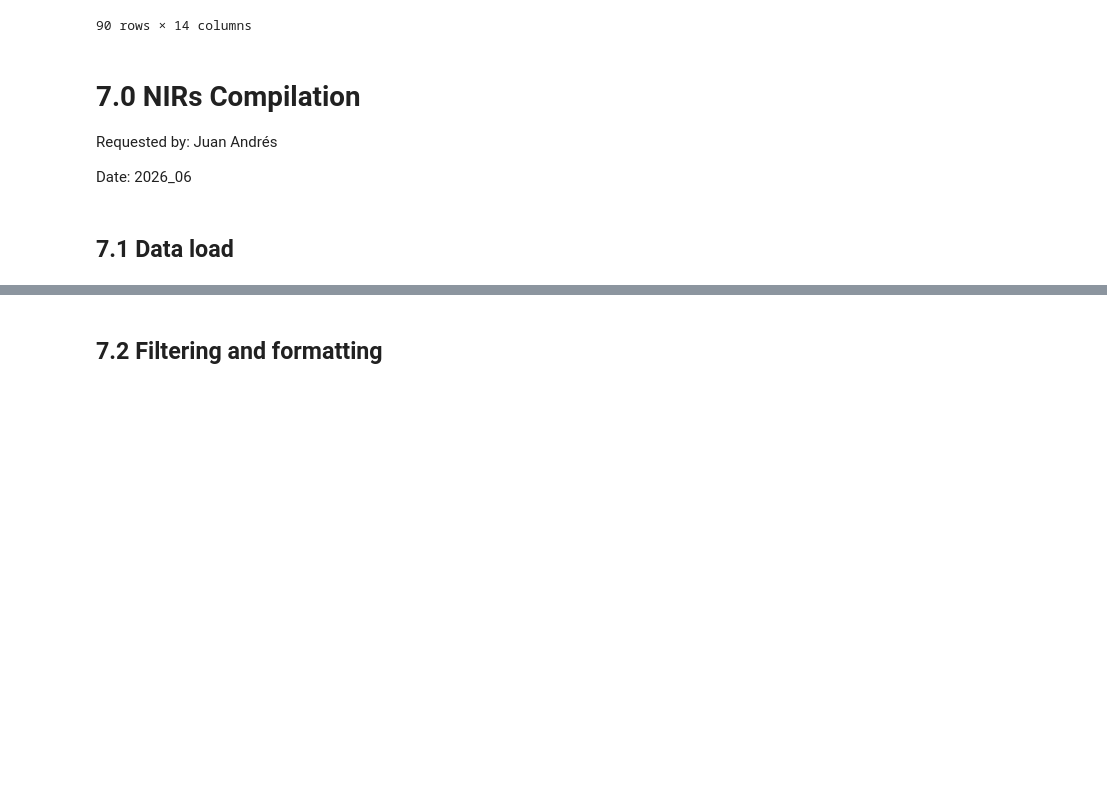
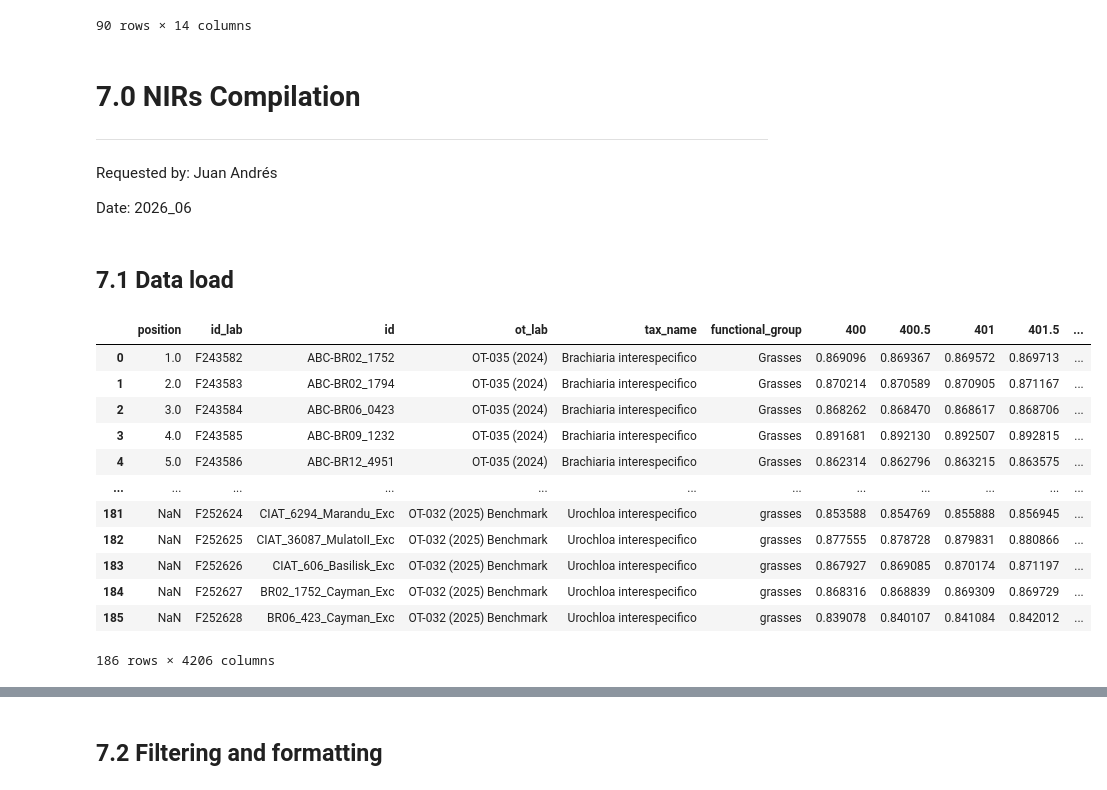
Before and after one commit to maurope/lmf, a Jupyter notebook: notebooks/2026/2026_05_22_data_delivery.ipynb, the cells around one changed output, grey strips where cells are left out. Drawn from its saved outputs; the diff is of its cells as text; code cells hidden in the pictures; blank space fills up the shorter version.

```diff
--- a/notebooks/2026/2026_05_22_data_delivery.ipynb
+++ b/notebooks/2026/2026_05_22_data_delivery.ipynb
@@ -828,6 +828,8 @@ requested_nutrition
 #requested_nutrition.to_csv('/content/drive/MyDrive/lmf/output/2026_05_22_data_delivery/06_stylosanthes_gene_bank/stylosanthes_nutrition_genebank.csv', index = None)
 # %% [markdown]
 # 7.0  NIRs Compilation
+
+---
 
 Requested by: Juan Andrés
 
@@ -835,9 +837,25 @@ Date: 2026_06
 # %% [markdown]
 ## 7.1 Data load
 # %%
-gas = pd.read_csv('/content/drive/MyDrive/lmf/data/2026_05_22_data_delivery/06_stylosanthes_gene_bank/gas_clean_subsets_1234_2026_06_09.csv')
-nu = pd.read_csv('/content/drive/MyDrive/lmf/data/2026_05_22_data_delivery/06_stylosanthes_gene_bank/nutrition_complete_1234_2026_06_09.csv')
+gas_av = pd.read_csv('/content/drive/MyDrive/lmf/data/2026_05_22_data_delivery/07_nirs_compilation/gas_clean_average_subsets_1234_2026_06_09.csv')
+nu_av = pd.read_csv('/content/drive/MyDrive/lmf/data/2026_05_22_data_delivery/07_nirs_compilation/nutrition_average_1234_2026_06_09.csv')
 
 ggb = pd.read_csv('/content/drive/MyDrive/lmf/data/2026_05_22_data_delivery/07_nirs_compilation/grass_genebank.csv')
-gt = pd.read_csv('/content/drive/MyDrive/lmf/data/2026_05_22_data_delivery/07_nirs_compilation/grass_genebank.csv')
+gt = pd.read_csv('/content/drive/MyDrive/lmf/data/2026_05_22_data_delivery/07_nirs_compilation/total_grass.csv')
 leg = pd.read_csv('/content/drive/MyDrive/lmf/data/2026_05_22_data_delivery/07_nirs_compilation/legumes.csv')
+# %%
+gt
+# %% [output]
+|  | position | id_lab | id | ot_lab | tax_name | functional_group | 400 | 400.5 | 401 | 401.5 | ... |
+| 0 | 1.0 | F243582 | ABC-BR02_1752 | OT-035 (2024) | Brachiaria interespecifico | Grasses | 0.869096 | 0.869367 | 0.869572 | 0.869713 | ... |
+| 1 | 2.0 | F243583 | ABC-BR02_1794 | OT-035 (2024) | Brachiaria interespecifico | Grasses | 0.870214 | 0.870589 | 0.870905 | 0.871167 | ... |
+| 2 | 3.0 | F243584 | ABC-BR06_0423 | OT-035 (2024) | Brachiaria interespecifico | Grasses | 0.868262 | 0.868470 | 0.868617 | 0.868706 | ... |
+| 3 | 4.0 | F243585 | ABC-BR09_1232 | OT-035 (2024) | Brachiaria interespecifico | Grasses | 0.891681 | 0.892130 | 0.892507 | 0.892815 | ... |
+| 4 | 5.0 | F243586 | ABC-BR12_4951 | OT-035 (2024) | Brachiaria interespecifico | Grasses | 0.862314 | 0.862796 | 0.863215 | 0.863575 | ... |
+| ... | ... | ... | ... | ... | ... | ... | ... | ... | ... | ... | ... |
+| 181 | NaN | F252624 | CIAT_6294_Marandu_Exc | OT-032 (2025) Benchmark | Urochloa interespecifico | grasses | 0.853588 | 0.854769 | 0.855888 | 0.856945 | ... |
+| 182 | NaN | F252625 | CIAT_36087_MulatoII_Exc | OT-032 (2025) Benchmark | Urochloa interespecifico | grasses | 0.877555 | 0.878728 | 0.879831 | 0.880866 | ... |
+| 183 | NaN | F252626 | CIAT_606_Basilisk_Exc | OT-032 (2025) Benchmark | Urochloa interespecifico | grasses | 0.867927 | 0.869085 | 0.870174 | 0.871197 | ... |
+| 184 | NaN | F252627 | BR02_1752_Cayman_Exc | OT-032 (2025) Benchmark | Urochloa interespecifico | grasses | 0.868316 | 0.868839 | 0.869309 | 0.869729 | ... |
+| 185 | NaN | F252628 | BR06_423_Cayman_Exc | OT-032 (2025) Benchmark | Urochloa interespecifico | grasses | 0.839078 | 0.840107 | 0.841084 | 0.842012 | ... |
+186 rows × 4206 columns
```
Also changed, not shown: parts of 29 cells of this notebook, 6 other files.
